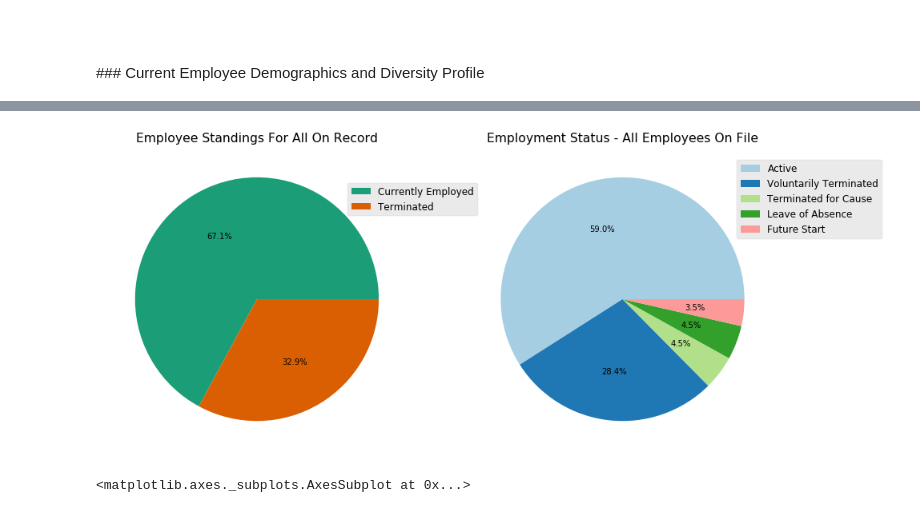
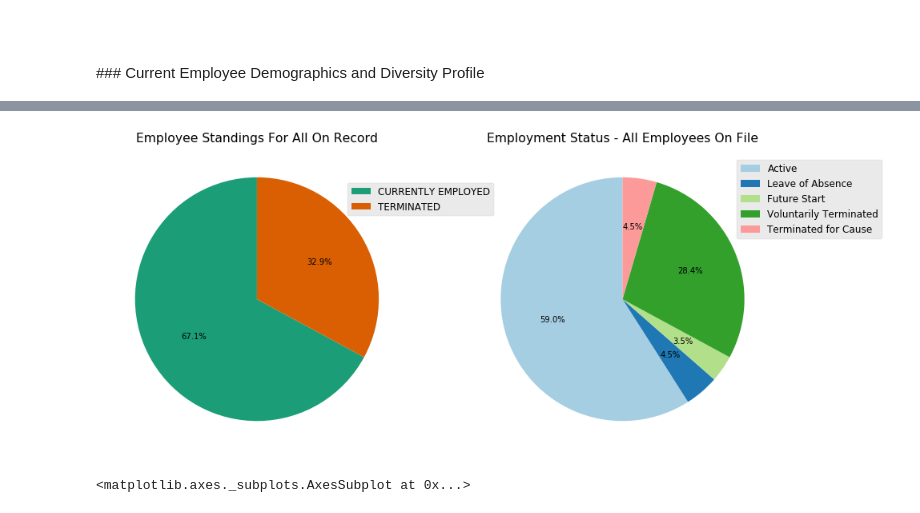
Before and after one commit to patrol7171/HR-Data-Analysis--Dental-Magic, a Jupyter notebook: Dental Magic HR Data Analysis-Part 1.ipynb, the cells around one changed output, grey strips where cells are left out. Cells and saved outputs as stored; diff of their text form; code cells hidden in the pictures.

```diff
--- a/Dental Magic HR Data Analysis-Part 1.ipynb
+++ b/Dental Magic HR Data Analysis-Part 1.ipynb
@@ -130,7 +130,9 @@ memory usage: 2.5+ KB
 <br>
 ### Current Employee Demographics and Diversity Profile
 # %%
-employment_status = df_all.groupby(by='EmploymentStatus').size().sort_values(ascending=False).head(10)
+employment_status=df_all.groupby(by='EmploymentStatus').size().sort_values(ascending=False).head(10)
+employment_status=employment_status.reindex(index=['Active','Leave of Absence','Future Start',
+                                                   'Voluntarily Terminated','Terminated for Cause'])
 employment_status
 # %% [output]
 EmploymentStatus
@@ -144,8 +146,8 @@ dtype: int64
 employed_total=df_all['ReasonForTerm'].str.contains('Not applicable').sum()
 termed_total=(employment_status.sum())-employed_total
 
-data={'Currently Employed':employed_total, 'Terminated':termed_total}
-employment_status2 = pd.Series(data,index=['Currently Employed','Terminated'])
+data={'CURRENTLY EMPLOYED':employed_total, 'TERMINATED':termed_total}
+employment_status2 = pd.Series(data,index=['CURRENTLY EMPLOYED','TERMINATED'])
 employment_status2.index.name = 'EmploymentStatus2'
 employment_status2
 # %% [output]
@@ -176,22 +184,17 @@ plt.show()
 # %%
-pie1Labels = list(employment_status2.index)
-pie1Sizes = list(employment_status2.values)
-pie2Labels = list(employment_status.index)
-pie2Sizes = list(employment_status.values)
-
 fig = plt.figure(figsize=(15,7))
 ax = plt.subplot2grid((1,2),(0,0),rowspan=1,colspan=1)
-plt.pie(pie1Sizes,labels=None,autopct='%1.1f%%',colors=cs1)
+plt.pie(pie1Sizes,labels=None,autopct='%1.1f%%',colors=cs1,startangle=90)
 plt.title('Employee Standings For All On Record')
 plt.legend(labels=pie1Labels, bbox_to_anchor=(0.4,0.75), loc="center left", fontsize=12, bbox_transform=plt.gcf().transFigure)
 
 ax = plt.subplot2grid((1,2),(0,1),rowspan=1,colspan=1)
-plt.pie(pie2Sizes,labels=None,autopct='%1.1f%%',colors=cs2)
+plt.pie(pie2Sizes,labels=None,autopct='%1.1f%%',colors=cs2,startangle=90)
 plt.title('Employment Status - All Employees On File')
 plt.legend(labels=pie2Labels, bbox_to_anchor=(1.03,0.75), loc="center right", fontsize=12, bbox_transform=plt.gcf().transFigure)
 plt.show()
 # %% [output]
-[figure, old version]
+[figure, new version]
 # %%
 df_active = df_all[~df_all['EmploymentStatus'].str.contains('Terminated for Cause|Voluntarily Terminated')]
 df_active['Department'].value_counts()[0:20].plot(kind='barh',figsize=(10,8), title='Current Staff Count Per Dept')
```
Also changed, not shown: parts of 6 cells of this notebook, 29 other files.
